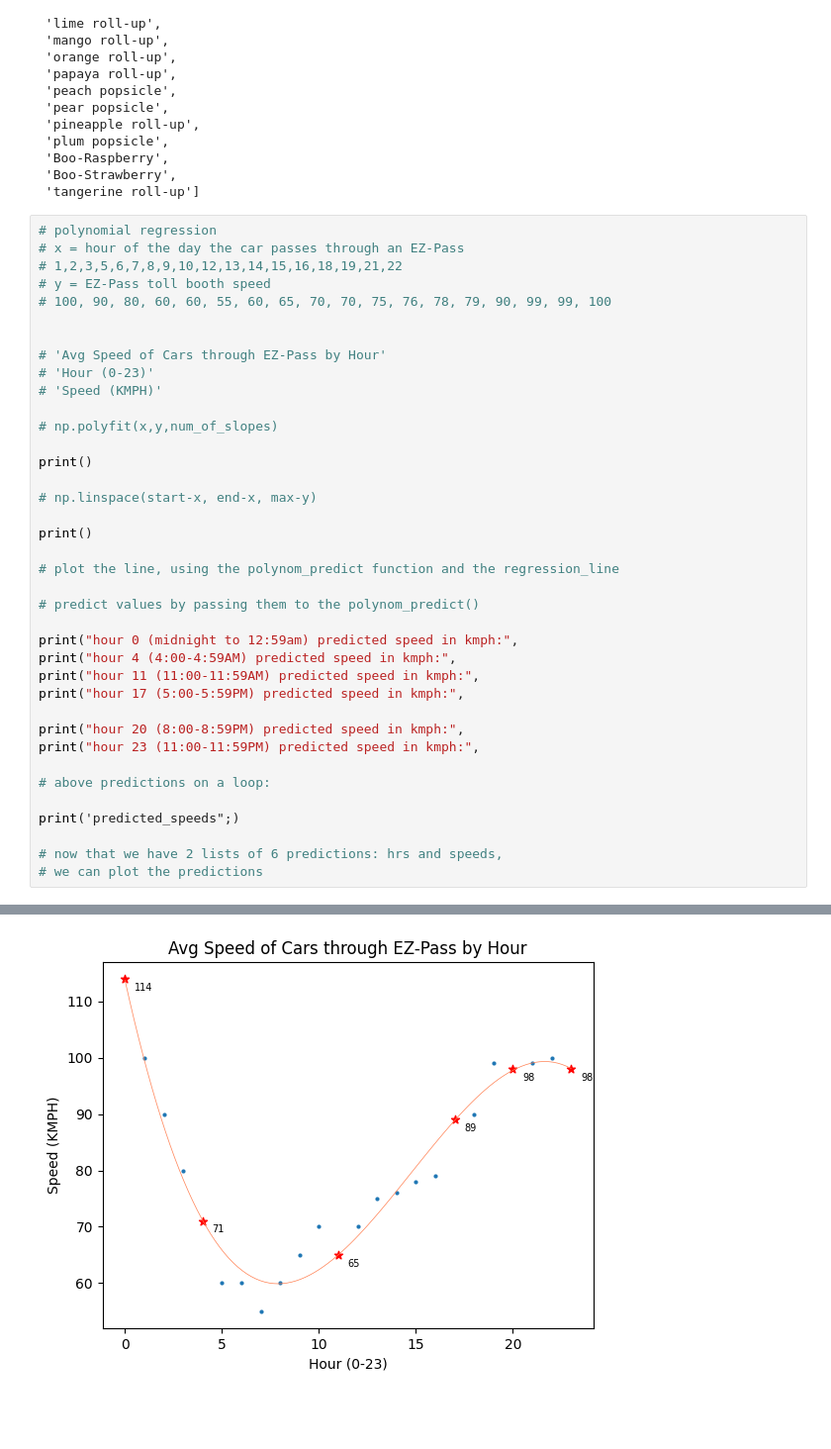
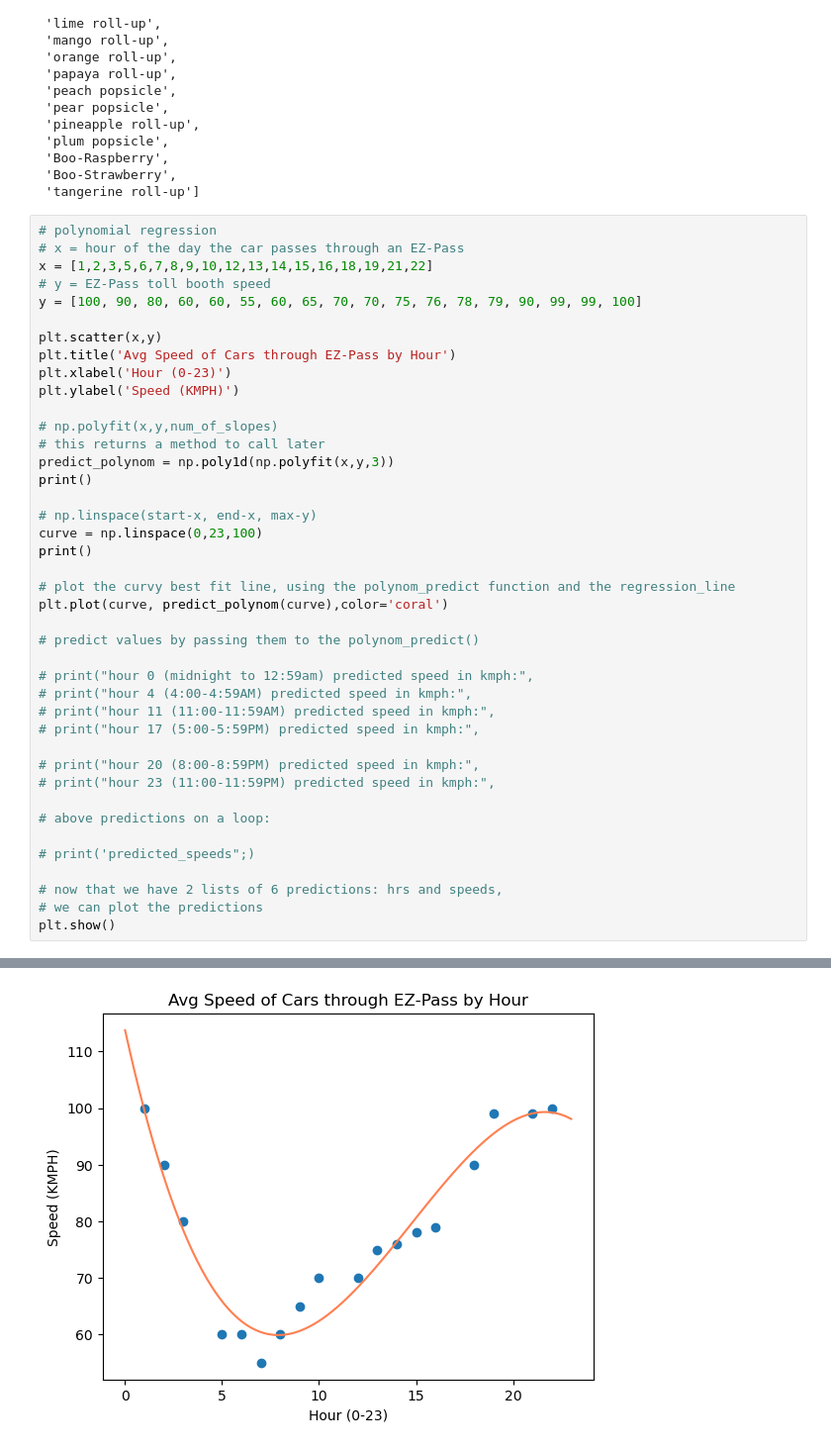
Before and after one commit to brianmccln/Python-Machine-Learning-TMobile-OCt-2025, a Jupyter notebook: __START/_ML_1.5_Polynomial_Regression_START.ipynb, the cells around one changed output, grey strips where cells are left out. Shown: that part at 99% size. Saved outputs shown, nothing was run; the diff lists cells and outputs as text; blank space fills up the shorter version.

```diff
--- a/__START/_ML_1.5_Polynomial_Regression_START.ipynb
+++ b/__START/_ML_1.5_Polynomial_Regression_START.ipynb
@@ -212,39 +226,42 @@ print()
 # %%
 # polynomial regression
 # x = hour of the day the car passes through an EZ-Pass
-# 1,2,3,5,6,7,8,9,10,12,13,14,15,16,18,19,21,22
+x = [1,2,3,5,6,7,8,9,10,12,13,14,15,16,18,19,21,22]
 # y = EZ-Pass toll booth speed
-# 100, 90, 80, 60, 60, 55, 60, 65, 70, 70, 75, 76, 78, 79, 90, 99, 99, 100
+y = [100, 90, 80, 60, 60, 55, 60, 65, 70, 70, 75, 76, 78, 79, 90, 99, 99, 100]
 
-
-# 'Avg Speed of Cars through EZ-Pass by Hour'
-# 'Hour (0-23)'
-# 'Speed (KMPH)'
+plt.scatter(x,y)
+plt.title('Avg Speed of Cars through EZ-Pass by Hour')
+plt.xlabel('Hour (0-23)')
+plt.ylabel('Speed (KMPH)')
 
 # np.polyfit(x,y,num_of_slopes)
-
+# this returns a method to call later
+predict_polynom = np.poly1d(np.polyfit(x,y,3))
 print()
 
 # np.linspace(start-x, end-x, max-y)
-
+curve = np.linspace(0,23,100)
 print()
 
-# plot the line, using the polynom_predict function and the regression_line
+# plot the curvy best fit line, using the polynom_predict function and the regression_line
+plt.plot(curve, predict_polynom(curve),color='coral')
 
 # predict values by passing them to the polynom_predict()
 
-print("hour 0 (midnight to 12:59am) predicted speed in kmph:",
-print("hour 4 (4:00-4:59AM) predicted speed in kmph:",
-print("hour 11 (11:00-11:59AM) predicted speed in kmph:",
-print("hour 17 (5:00-5:59PM) predicted speed in kmph:",
+# print("hour 0 (midnight to 12:59am) predicted speed in kmph:",
+# print("hour 4 (4:00-4:59AM) predicted speed in kmph:",
+# print("hour 11 (11:00-11:59AM) predicted speed in kmph:",
+# print("hour 17 (5:00-5:59PM) predicted speed in kmph:",
 
-print("hour 20 (8:00-8:59PM) predicted speed in kmph:",
-print("hour 23 (11:00-11:59PM) predicted speed in kmph:",
+# print("hour 20 (8:00-8:59PM) predicted speed in kmph:",
+# print("hour 23 (11:00-11:59PM) predicted speed in kmph:",
 
 # above predictions on a loop:
 
-print('predicted_speeds";)
+# print('predicted_speeds";)
 
 # now that we have 2 lists of 6 predictions: hrs and speeds,
 # we can plot the predictions
+plt.show()
 # %% [output]
@@ -260 +269 @@ hour 23 (11:00-11:59PM) predicted speed in kmph: 98
-[figure, old version]
+[figure, new version]
```
Also changed, not shown: parts of 4 cells of this notebook, 1 other file.
